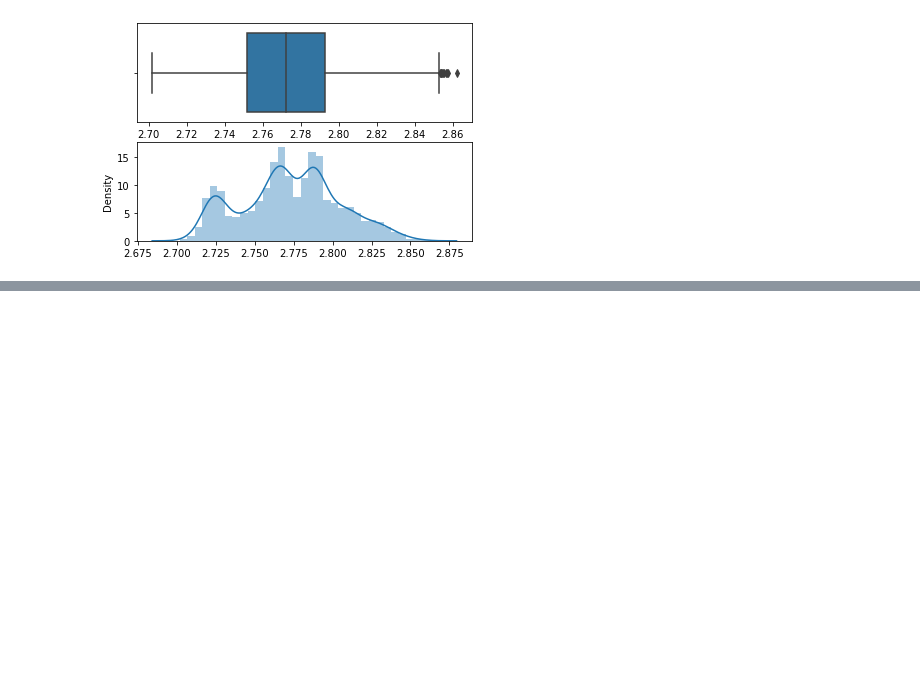
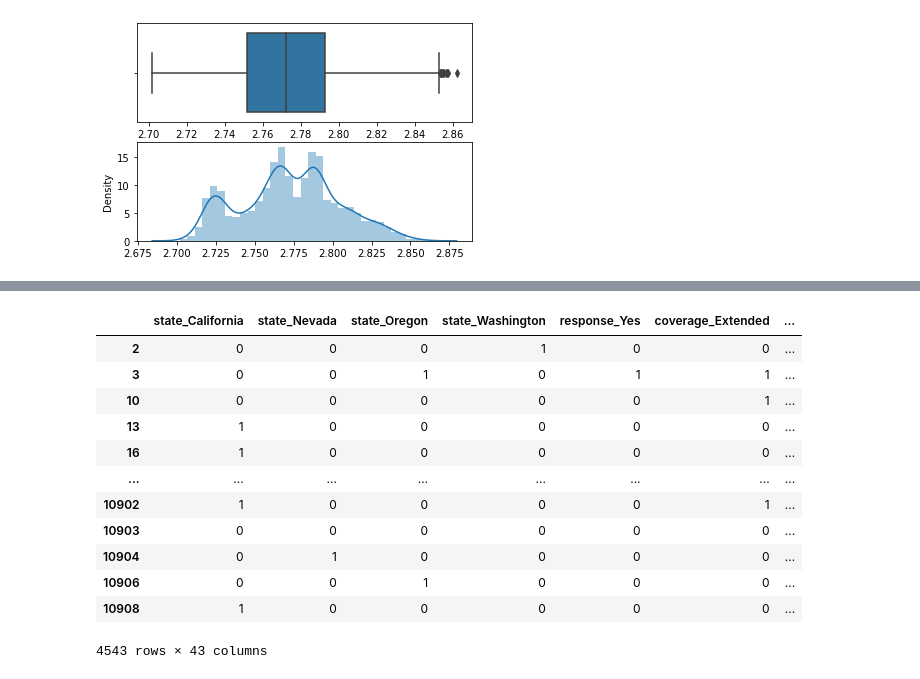
Before and after one commit to nataschaberg/lab-customer-analysis, a Jupyter notebook: exercises/data_cleaning_round_2.ipynb, the cells around one changed output, grey strips where cells are left out. Drawn from its saved outputs; the diff is of its cells as text; code cells hidden in the pictures; blank space fills up the shorter version.

```diff
--- a/exercises/data_cleaning_round_2.ipynb
+++ b/exercises/data_cleaning_round_2.ipynb
@@ -459,0 +487,18 @@ for column in x_normalized_df:
+# %%
+# use get_dummies for encoding
+encoded_data = pd.get_dummies(X_cat_modified, drop_first=True)
+encoded_data
+# %% [output]
+|  | state_California | state_Nevada | state_Oregon | state_Washington | response_Yes | coverage_Extended | ... |
+| 2 | 0 | 0 | 0 | 1 | 0 | 0 | ... |
+| 3 | 0 | 0 | 1 | 0 | 1 | 1 | ... |
+| 10 | 0 | 0 | 0 | 0 | 0 | 1 | ... |
+| 13 | 1 | 0 | 0 | 0 | 0 | 0 | ... |
+| 16 | 1 | 0 | 0 | 0 | 0 | 0 | ... |
+| ... | ... | ... | ... | ... | ... | ... | ... |
+| 10902 | 1 | 0 | 0 | 0 | 0 | 1 | ... |
+| 10903 | 0 | 0 | 0 | 0 | 0 | 0 | ... |
+| 10904 | 0 | 1 | 0 | 0 | 0 | 0 | ... |
+| 10906 | 0 | 0 | 1 | 0 | 0 | 0 | ... |
+| 10908 | 1 | 0 | 0 | 0 | 0 | 0 | ... |
+4543 rows × 43 columns
```
Also changed, not shown: parts of 28 cells of this notebook.
